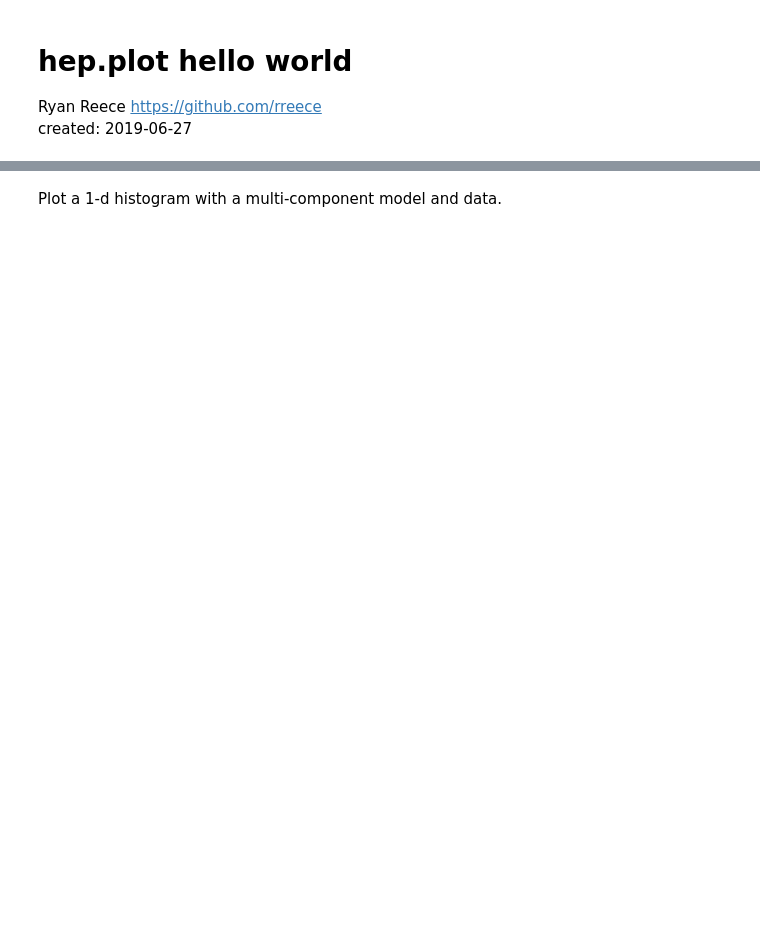
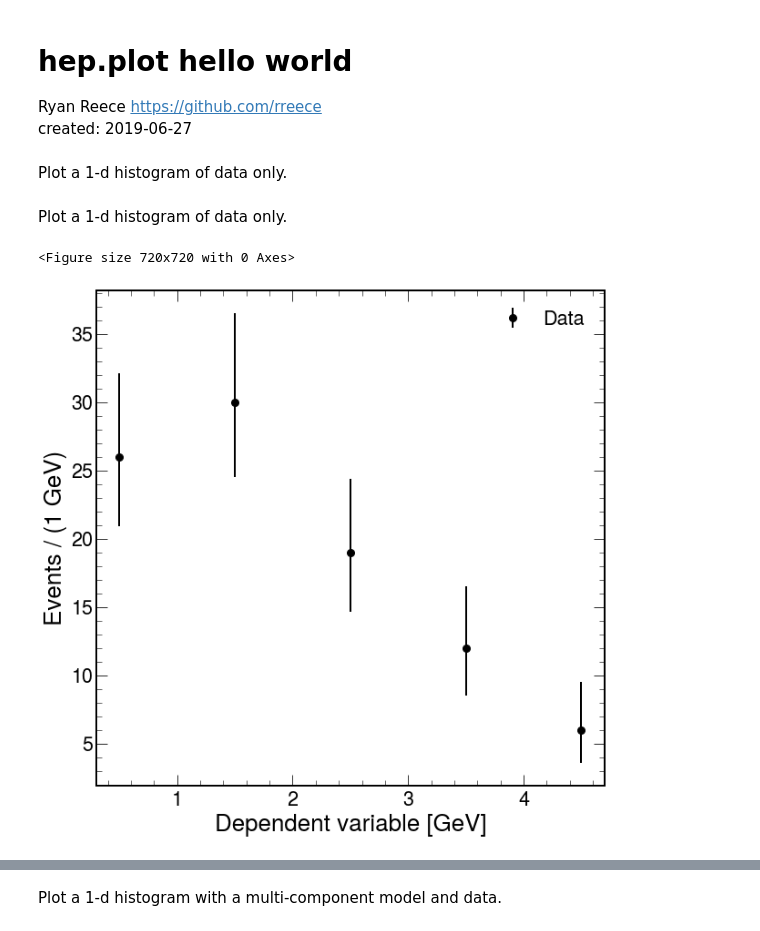
Before and after one commit to rreece/statistics-notebooks, a Jupyter notebook: notebooks/hep-plot-hello-world.ipynb, the cells around one changed output, grey strips where cells are left out. Saved outputs shown, nothing was run; the diff lists cells and outputs as text; code cells hidden in the pictures; blank space fills up the shorter version.

```diff
--- a/notebooks/hep-plot-hello-world.ipynb
+++ b/notebooks/hep-plot-hello-world.ipynb
@@ -24,3 +24,5 @@ yerr    = [
 yerrs   = [
     [[0.3*math.sqrt(_y), 0.2*math.sqrt(_y)] for _y in y_i] for y_i in y
 ]
+# %% [markdown]
+Plot a 1-d histogram of data only.
@@ -26,0 +31,7 @@ yerrs   = [
+# %% [markdown]
+Plot a 1-d histogram of data only.
+# %%
+hep.plot.hist1d(bins, data=data, labels=labels)
+# %% [output]
+<Figure size 720x720 with 0 Axes>
+[figure, added]
```
Also changed, not shown: parts of 7 cells of this notebook, 1 other file.
